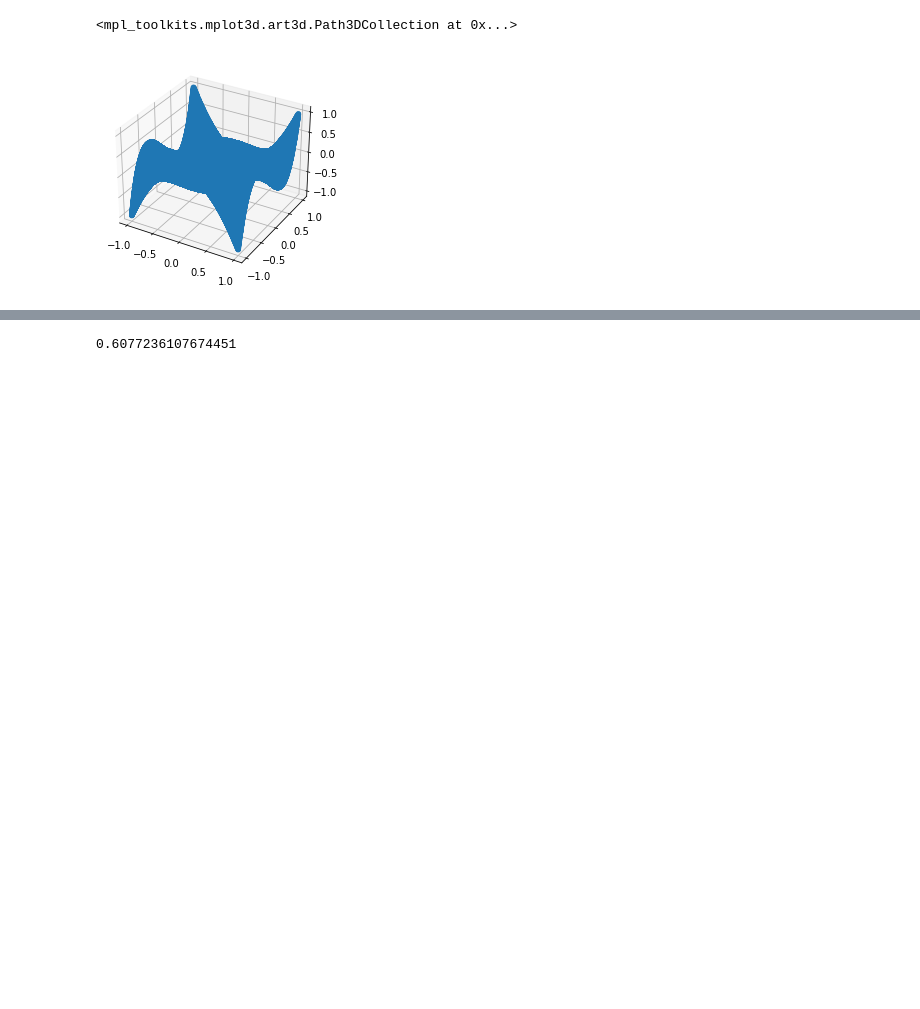
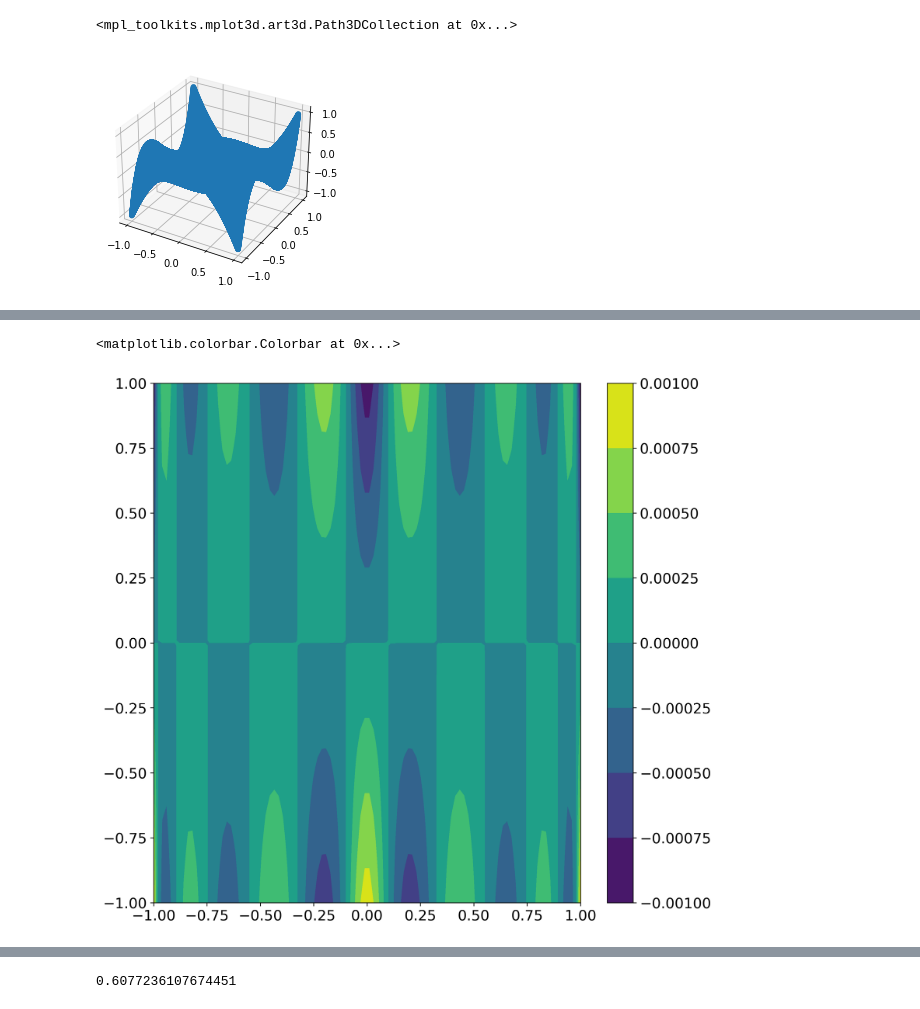
Before and after one commit to SByeUva/uncertainty_quantification, a Jupyter notebook: 04_homework/hw4.ipynb, the cells around one changed output, grey strips where cells are left out. Drawn from its saved outputs; the diff is of its cells as text; code cells hidden in the pictures; blank space fills up the shorter version.

```diff
--- a/04_homework/hw4.ipynb
+++ b/04_homework/hw4.ipynb
@@ -363,3 +413,12 @@ plt.show()
+# %%
+ diff = f_on_grid - f_a
+# %%
+fig,ax=plt.subplots(1,1, figsize=(10,10), dpi = 300)
+cp = ax.contourf(X, Y, diff)
+fig.colorbar(cp) # Add a colorbar to a plot
+# %% [output]
+<matplotlib.colorbar.Colorbar at 0x...>
+[figure, added]
 # %%
 # mean and variance
 # %%
```
Also changed, not shown: parts of 18 cells of this notebook, 3 other files.
